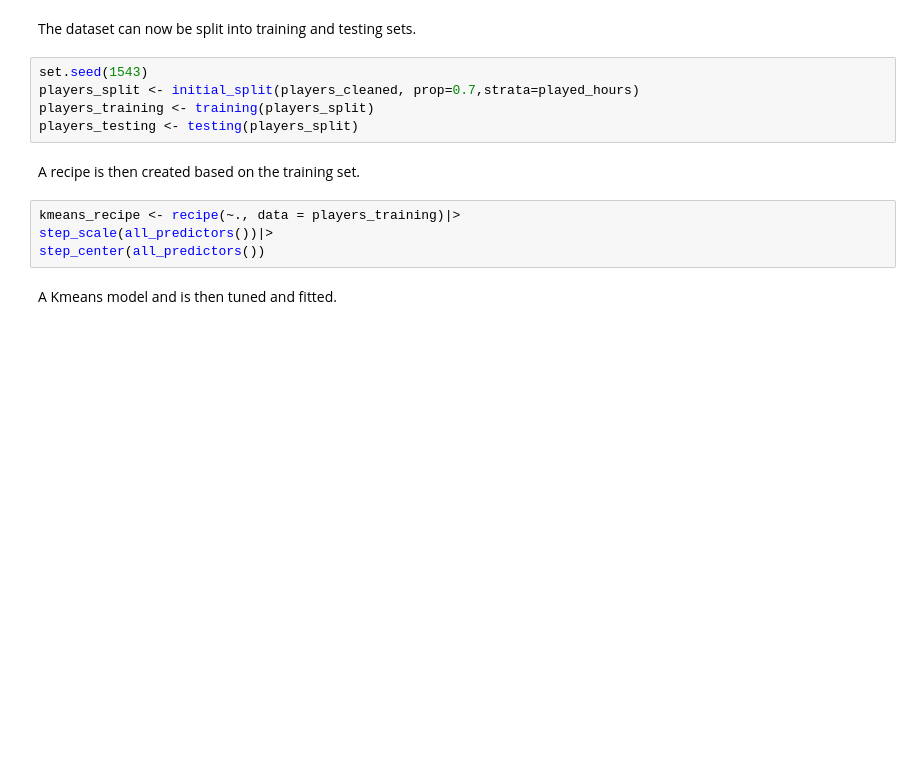
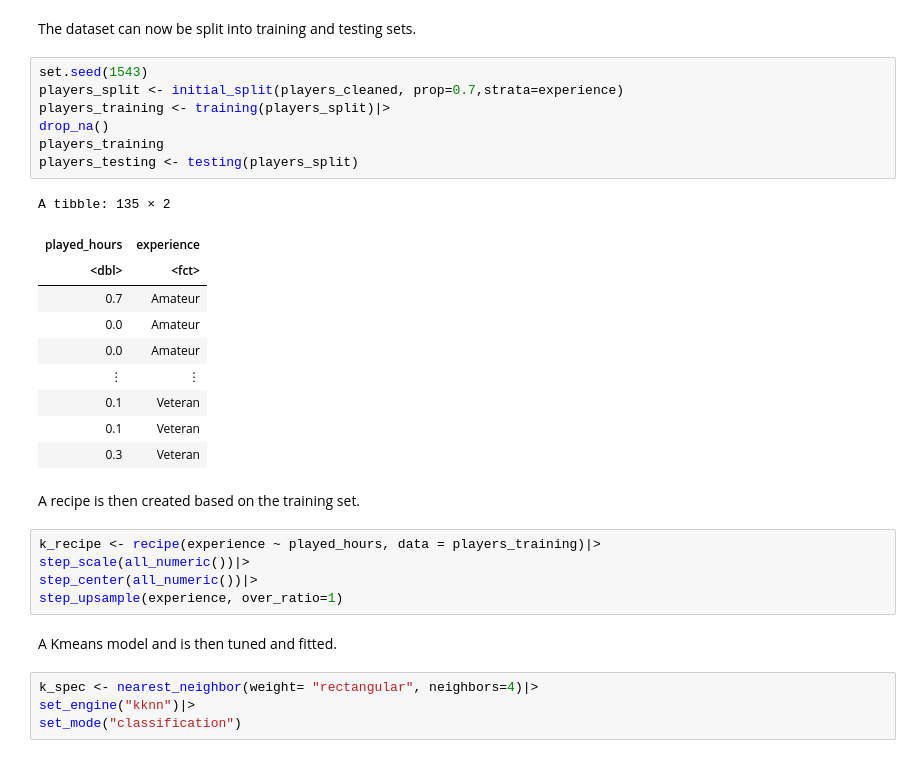
Before and after one commit to dathwal/DSCI100-Project, a Jupyter notebook: Untitled.ipynb, the cells around one changed output. Saved outputs shown, nothing was run; the diff lists cells and outputs as text; blank space fills up the shorter version.

```diff
--- a/Untitled.ipynb
+++ b/Untitled.ipynb
@@ -94,16 +90,34 @@ Warning message:
 The dataset can now be split into training and testing sets.
 # %%
 set.seed(1543)
-players_split <- initial_split(players_cleaned, prop=0.7,strata=played_hours)
-players_training <- training(players_split)
+players_split <- initial_split(players_cleaned, prop=0.7,strata=experience)
+players_training <- training(players_split)|>
+drop_na()
+players_training
 players_testing <- testing(players_split)
+# %% [output]
+A tibble: 135 × 2
+| played_hours | experience |
+| <dbl> | <fct> |
+| 0.7 | Amateur |
+| 0.0 | Amateur |
+| 0.0 | Amateur |
+| ⋮ | ⋮ |
+| 0.1 | Veteran |
+| 0.1 | Veteran |
+| 0.3 | Veteran |
 # %% [markdown]
 A recipe is then created based on the training set.
 # %%
-kmeans_recipe <- recipe(~., data = players_training)|>
-step_scale(all_predictors())|>
-step_center(all_predictors())
+k_recipe <- recipe(experience ~ played_hours, data = players_training)|>
+step_scale(all_numeric())|>
+step_center(all_numeric())|>
+step_upsample(experience, over_ratio=1)
 # %% [markdown]
 A Kmeans model and is then tuned and fitted.
+# %%
+k_spec <- nearest_neighbor(weight= "rectangular", neighbors=4)|>
+set_engine("kknn")|>
+set_mode("classification")
 # %%
 
```
Also changed, not shown: parts of 10 cells of this notebook.
